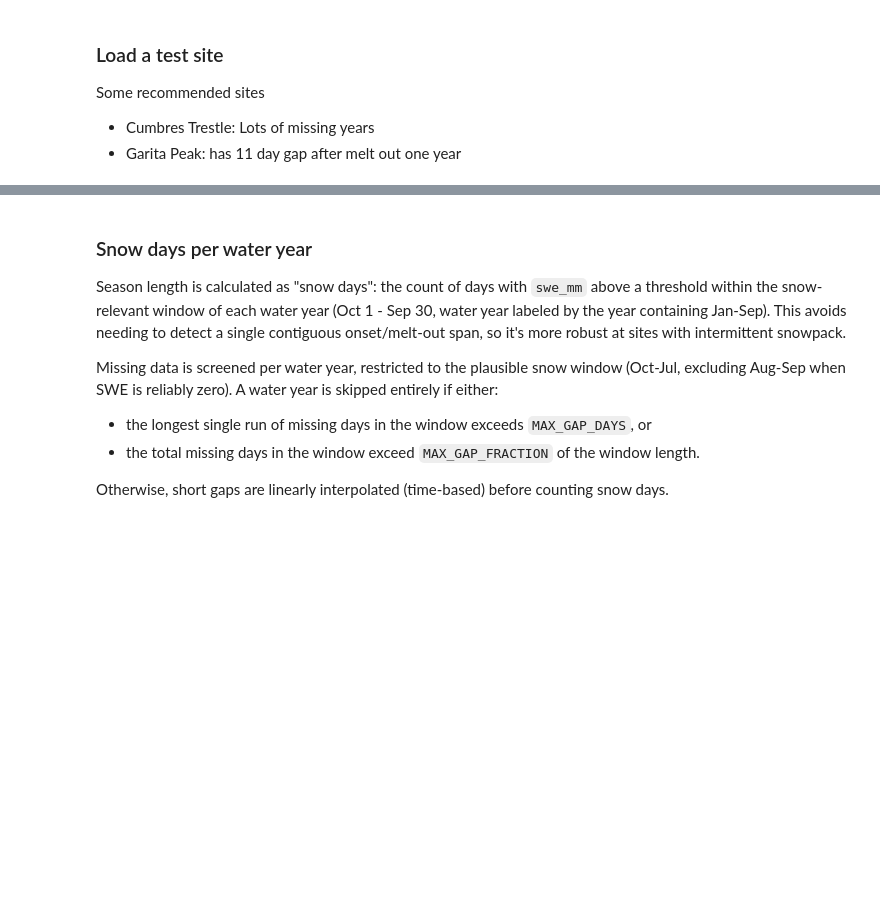
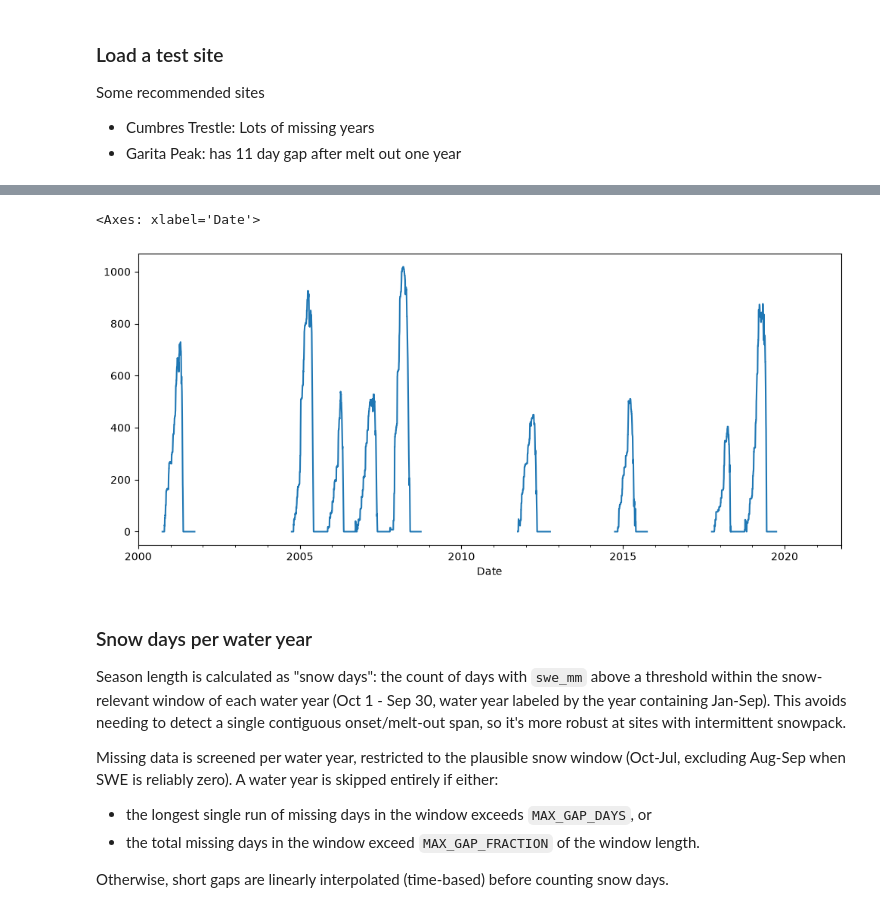
Before and after one commit to chrisrycx/lm4px_data_analysis, a Jupyter notebook: data_processing/snotel_phenology.ipynb, the cells around one changed output, grey strips where cells are left out. Saved outputs shown, nothing was run; the diff lists cells and outputs as text; code cells hidden in the pictures; blank space fills up the shorter version.

```diff
--- a/data_processing/snotel_phenology.ipynb
+++ b/data_processing/snotel_phenology.ipynb
@@ -16,7 +18,7 @@ Some recommended sites
 - Cumbres Trestle: Lots of missing years
 - Garita Peak: has 11 day gap after melt out one year
 # %%
-site = 'Red Mountain Pass'
+site = 'Cumbres Trestle'
 snotel_path = os.getenv('SNOTEL_PATH')
 # %%
 snotel = PNNLSnotel(site, snotel_path)
@@ -26,7 +36,10 @@ snotel.data.head()
 # %%
 # Initial plot of swe
 plt.figure(figsize=(12, 5))
-snotel.data.loc['2010':'2020','swe_mm'].plot()
+snotel.data.loc['2000':'2022','swe_mm'].plot()
+# %% [output]
+<Axes: xlabel='Date'>
+[figure, added]
 # %% [markdown]
 ### Snow days per water year
 
```
Also changed, not shown: parts of 4 cells of this notebook, 2 other files.
